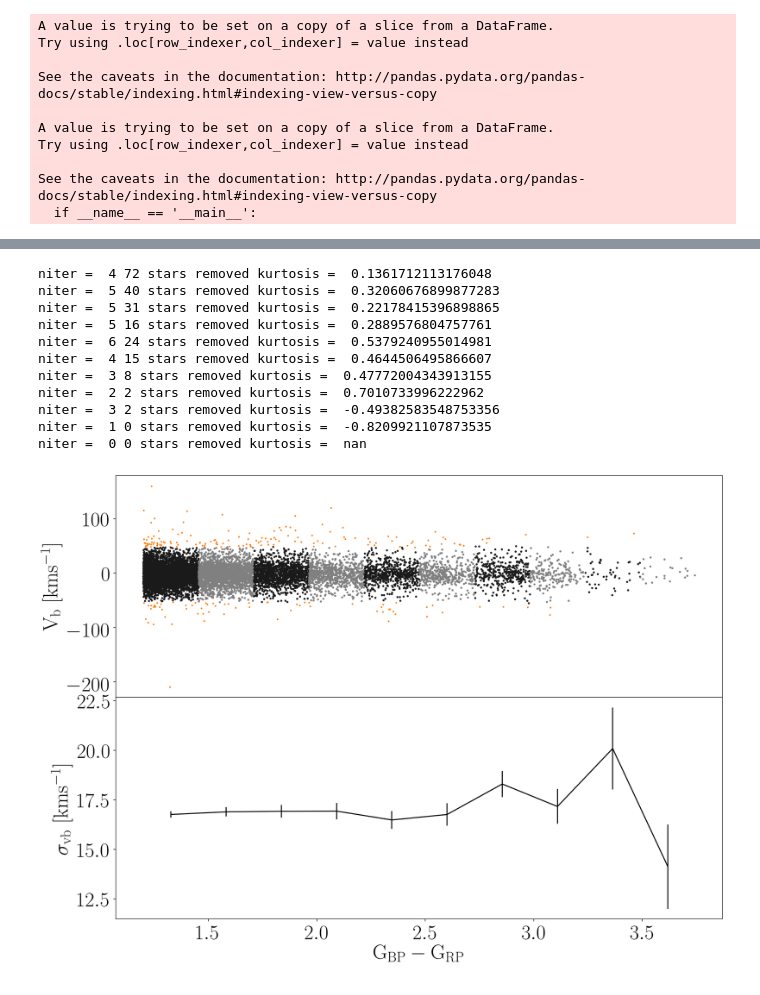
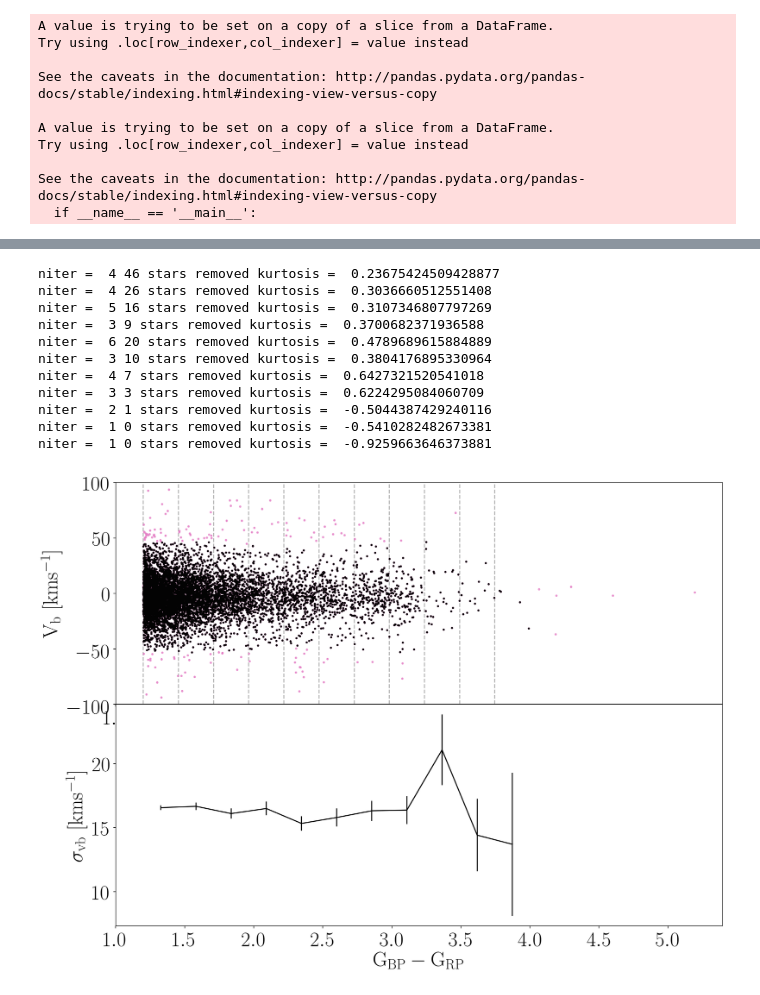
Before and after one commit to RuthAngus/kinematics-and-rotation, a Jupyter notebook: mass-dependent-heating.ipynb, the cells around one changed output, grey strips where cells are left out. Cells and saved outputs as stored; diff of their text form; code cells hidden in the pictures.

```diff
--- a/mass-dependent-heating.ipynb
+++ b/mass-dependent-heating.ipynb
@@ -154,10 +165,12 @@ plt.plot(x, y, ".", alpha=.05, rasterized=True, zorder=1, mec="none")
 
 w = np.polyfit(x, y, 6)
 
-minb, maxb, extra = 0, 2.2, .4
+minb, maxb, extra, subdwarf = 0, 2.2, .4, 1  # 2.2
 xs = np.linspace(minb, maxb, 1000)
 plt.plot(xs, np.polyval(w, xs) - extra, "--", color=".2")
+plt.plot(xs, np.polyval(w, xs) + subdwarf, "--", color=".2", zorder=5)
 plt.plot(xs, np.ones_like(xs)*subcut, "--", color=".2")
+plt.plot(np.ones(100)*colorcut, np.linspace(0, 11, 100), "--", color=".2")
 
 plt.plot(gaia_kep.bp_dered.values[mcolor] - gaia_kep.rp_dered.values[mcolor], gaia_kep.abs_G.values[mcolor],
          "C1.", alpha=.05, rasterized=True, zorder=3, mec="none")
@@ -229,0 +340,9 @@ plt.xlim(0, 2)
+# %%
+import astropy.coordinates as coord
+import astropy.units as u
+d = coord.Distance(parallax=mdwarfs.parallax.values * u.mas)
+vra = (mdwarfs.pmra.values*u.mas/u.yr * d).to(u.km/u.s, u.dimensionless_angles())
+vdec = (mdwarfs.pmdec.values*u.mas/u.yr * d).to(u.km/u.s, u.dimensionless_angles())
+
+mdwarfs["v_ra"] = vra.value
+mdwarfs["v_dec"] = vdec.value
@@ -232,6 +363,7 @@ Drop large errorbars.
 # %%
 print(np.shape(mdwarfs))
 m = mdwarfs.vb_err.values < 1
+m &= mdwarfs.b.values < 15
 mdwarfs2 = mdwarfs.iloc[m]
 print(np.shape(mdwarfs2))
 # %% [output]
@@ -240,5 +371,0 @@ print(np.shape(mdwarfs2))
-# %%
-m = mdwarfs2.color_teffs.values > 2000
-mdwarfs2 = mdwarfs2.iloc[m]
-plt.hist(mdwarfs2.color_teffs);
-plt.hist(mdwarfs2.teff, alpha=.5);
@@ -256,43 +387,51 @@ color_masks = select_stars(mdwarfs2, color_bins, "bprp")
 # %%
 fig = plt.figure(figsize=(16, 12), dpi=200)
 
+v = mdwarfs2.vb.values
+# v = np.sqrt(mdwarfs2.v_ra**2 + mdwarfs2.v_dec**2)
+
 # Top panel
 ax1 = fig.add_subplot(211)
-ax1.errorbar(mdwarfs2.bprp, mdwarfs2.vb, yerr=mdwarfs2.vb_err, fmt="C1.", ms=3, rasterized=True)
+ax1.errorbar(mdwarfs2.bprp, v, yerr=mdwarfs2.vb_err,
+             color="tab:pink", fmt=".", ms=5, rasterized=True, alpha=.6)
 
-greys = [".1", ".5"]
+greys = [".01", ".01"]
 sigma_vb, sigma_vb_err = [], []
 for i, m in enumerate(color_masks):
-    v_clipped, clipping_mask = sigma_clip(mdwarfs2.vb.values[m], 3)
+    v_clipped, clipping_mask = sigma_clip(v[m], 3)
+#     clipping_mask = np.ones(len(clipping_mask), dtype="bool")
+#     sigma_vb.append(np.std(mdwarfs2.vb.values[m]))
     sigma_vb.append(np.std(v_clipped))
     sigma_vb_err.append(err_on_sample_std_dev(np.std(v_clipped), float(len(v_clipped))))
-    ax1.errorbar(mdwarfs2.bprp[m][clipping_mask], mdwarfs2.vb[m][clipping_mask],
+    ax1.errorbar(mdwarfs2.bprp[m][clipping_mask], v[m][clipping_mask],
                  yerr=mdwarfs2.vb_err[m][clipping_mask],
-                 fmt=".", mec="none", color=greys[i % 2])
+                 fmt=".", mec="none", color=greys[i % 2], rasterized=True)
+    plt.axvline(color_bins[i], color=".7", ls="--")
 ax1.set_ylabel("$\mathrm{V_b~[kms^{-1}]}$")
+plt.ylim(-100, 100)
 
 # Bottom panel
 ax2 = fig.add_subplot(212, sharex=ax1)
 ax2.errorbar(mid_color_bin, sigma_vb, yerr=sigma_vb_err, fmt="k")
 # plt.ylim(17, 22)
 # plt.xlim(1.2, 3.5)
 ax2.set_xlabel("$\mathrm{G_{BP}-G_{RP}}$")
 ax2.set_ylabel("$\mathrm{\sigma_{vb}~[kms^{-1}]}$")
 plt.subplots_adjust(hspace=0)
-plt.savefig("paper/vb_vs_teff.pdf")
+plt.savefig("paper/vb_vs_color.pdf")
 # %% [output]
-niter =  4 72 stars removed kurtosis =  0.1361712113176048
-niter =  5 40 stars removed kurtosis =  0.32060676899877283
-niter =  5 31 stars removed kurtosis =  0.22178415396898865
-niter =  5 16 stars removed kurtosis =  0.2889576804757761
-niter =  6 24 stars removed kurtosis =  0.5379240955014981
-niter =  4 15 stars removed kurtosis =  0.4644506495866607
-niter =  3 8 stars removed kurtosis =  0.47772004343913155
-niter =  2 2 stars removed kurtosis =  0.7010733996222962
-niter =  3 2 stars removed kurtosis =  -0.49382583548753356
-niter =  1 0 stars removed kurtosis =  -0.8209921107873535
-niter =  0 0 stars removed kurtosis =  nan
+niter =  4 46 stars removed kurtosis =  0.23675424509428877
+niter =  4 26 stars removed kurtosis =  0.3036660512551408
+niter =  5 16 stars removed kurtosis =  0.3107346807797269
+niter =  3 9 stars removed kurtosis =  0.3700682371936588
+niter =  6 20 stars removed kurtosis =  0.4789689615884889
+niter =  3 10 stars removed kurtosis =  0.3804176895330964
+niter =  4 7 stars removed kurtosis =  0.6427321520541018
+niter =  3 3 stars removed kurtosis =  0.6224295084060709
+niter =  2 1 stars removed kurtosis =  -0.5044387429240116
+niter =  1 0 stars removed kurtosis =  -0.5410282482673381
+niter =  1 0 stars removed kurtosis =  -0.9259663646373881
-[figure, old version]
+[figure, new version]
 # %%
 fig = plt.figure(figsize=(16, 12), dpi=200)
 
```
Also changed, not shown: parts of 34 cells of this notebook, 6 other files.
